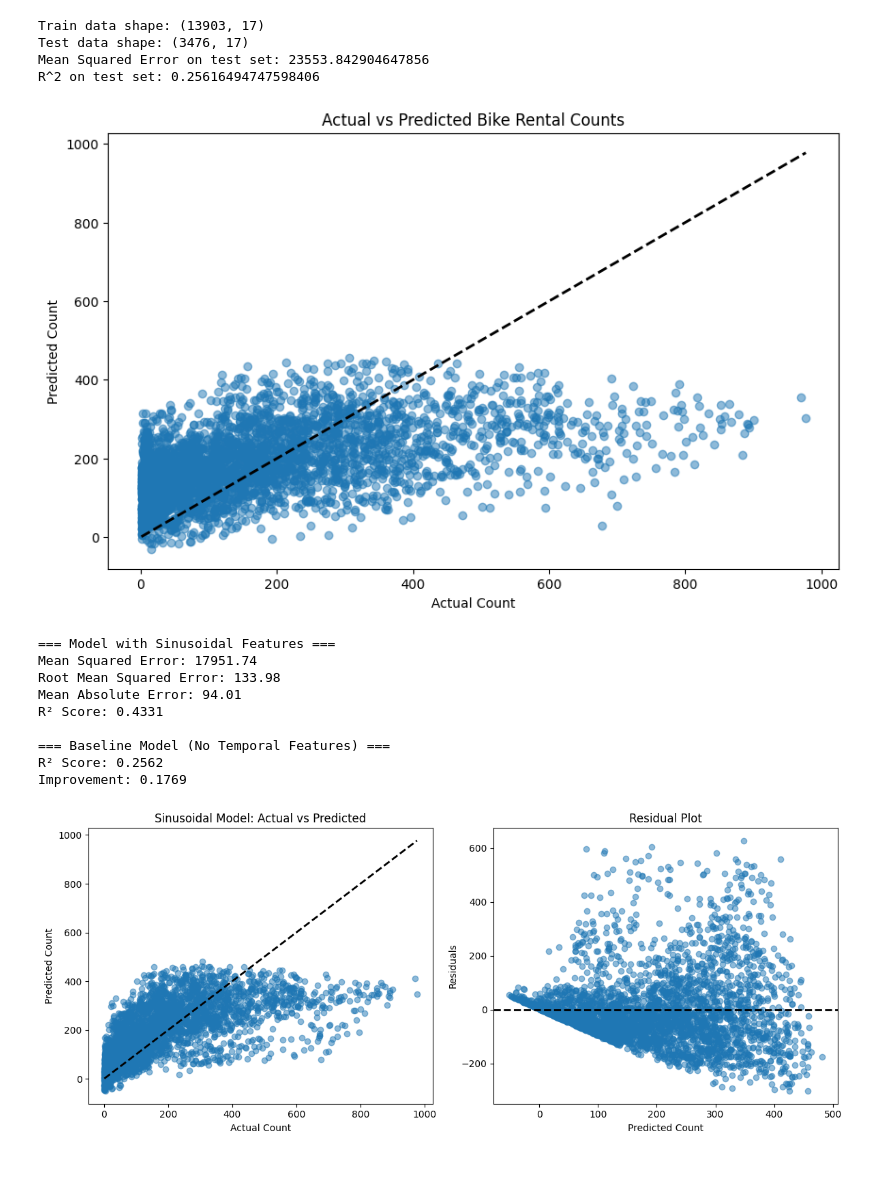
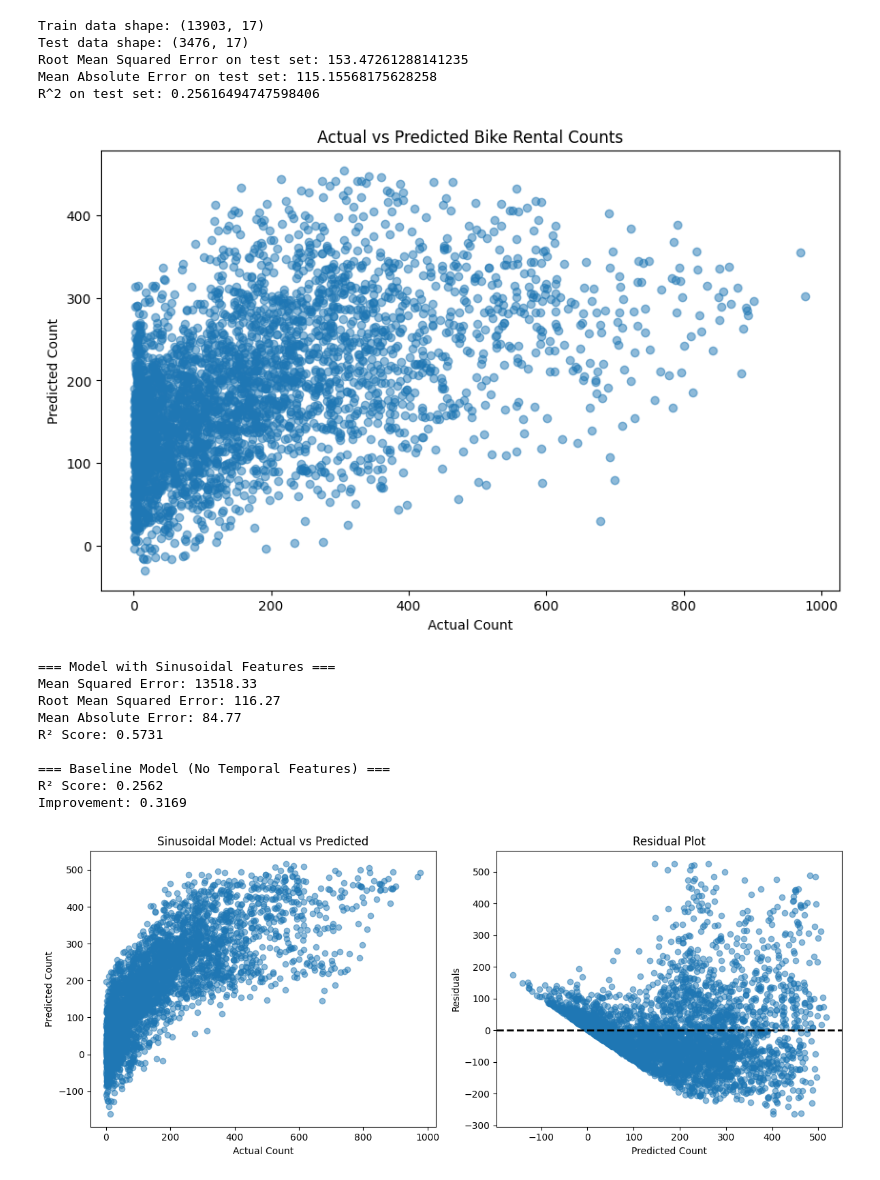
Before and after one commit to mwpersson/mini-project-1, a Jupyter notebook: notebooks/02_modeling.ipynb, the cells around one changed output. Drawn from its saved outputs; the diff is of its cells as text; code cells hidden in the pictures.

Commit message:
added polynomial features, ridge, lasso

```diff
--- a/notebooks/02_modeling.ipynb
+++ b/notebooks/02_modeling.ipynb
@@ -1,57 +1,72 @@
 # %%
+import numpy as np
+from sklearn.metrics import r2_score, mean_absolute_error, root_mean_squared_error
+from sklearn.preprocessing import PolynomialFeatures
 import pandas as pd
 import matplotlib.pyplot as plt
-import seaborn as sns
 from sklearn.discriminant_analysis import StandardScaler
 from sklearn.model_selection import train_test_split
-from sklearn.linear_model import LinearRegression
+from sklearn.linear_model import LinearRegression, Ridge, Lasso
 
 # Load the dataset
 hourly_bike = pd.read_csv('../data/hour.csv')
 
 # standardize the data
 scaler = StandardScaler()
 hourly_bike[['temp', 'hum', 'windspeed']] = scaler.fit_transform(hourly_bike[['temp', 'hum', 'windspeed']])
 
 # train/test split
 train_data, test_data = train_test_split(hourly_bike, test_size=0.2, random_state=42)
 print(f"Train data shape: {train_data.shape}")
 print(f"Test data shape: {test_data.shape}")
 
 # Fit a simple linear regression model
 model = LinearRegression(fit_intercept=True)
 X_train = train_data[['temp', 'hum', 'windspeed']]
 y_train = train_data['cnt']
-model.fit(X_train, y_train)
+X_test = test_data[['temp', 'hum', 'windspeed']]
+y_test = test_data['cnt']
+
+
+scaler = StandardScaler()  # YOUR CODE: StandardScaler()
+X_train_scaled = scaler.fit_transform(X_train)  # YOUR CODE: fit_transform
+X_test_scaled = scaler.transform(X_test)   # YOUR CODE: transform only
+
+model.fit(X_train_scaled, y_train)
 
 # Evaluate the model
-X_test = test_data[['temp', 'hum', 'windspeed']]
-y_test = test_data['cnt']
-y_pred = model.predict(X_test)
-mse = ((y_test - y_pred) ** 2).mean()
-print(f"Mean Squared Error on test set: {mse}")
+y_pred = model.predict(X_test_scaled)
+
+# calculate RMSE
+lr_rmse = root_mean_squared_error(y_test, y_pred)
+print(f"Root Mean Squared Error on test set: {lr_rmse}")
+
+# calculate MAE
+lr_mae = mean_absolute_error(y_test, y_pred)
+print(f"Mean Absolute Error on test set: {lr_mae}")
 
 # calculate R^2
-r2 = model.score(X_test, y_test)
-print(f"R^2 on test set: {r2}")
+lr_r2 = model.score(X_test_scaled, y_test)
+print(f"R^2 on test set: {lr_r2}")
 
 # Plot actual vs predicted
 plt.figure(figsize=(10, 6))
 plt.scatter(y_test, y_pred, alpha=0.5)
 plt.xlabel('Actual Count')
 plt.ylabel('Predicted Count')
 plt.title('Actual vs Predicted Bike Rental Counts')
-plt.plot([y_test.min(), y_test.max()], [y_test.min(), y_test.max()], 'k--', lw=2)
+# plt.plot([y_test.min(), y_test.max()], [y_test.min(), y_test.max()], 'k--', lw=2)
 plt.show()
 # %% [output]
 Train data shape: (13903, 17)
 Test data shape: (3476, 17)
-Mean Squared Error on test set: 23553.842904647856
+Root Mean Squared Error on test set: 153.47261288141235
+Mean Absolute Error on test set: 115.15568175628258
 R^2 on test set: 0.25616494747598406
-[figure, old version]
+[figure, new version]
 # %%
-import numpy as np
-from sklearn.metrics import r2_score, mean_absolute_error
+
+
 
 # Create sinusoidal features for time of day and month
 train_data_copy = train_data.copy()
@@ -77,12 +92,25 @@ test_data_copy['month_cos'] = np.cos(2 * np.pi * (test_data_copy['mnth'] - 1) /
 model_sinusoidal = LinearRegression()
 X_train_sin = train_data_copy[['temp', 'hum', 'windspeed', 'hour_sin', 'hour_cos', 'month_sin', 'month_cos']]
 y_train_sin = train_data_copy['cnt']
-model_sinusoidal.fit(X_train_sin, y_train_sin)
+
+X_test_sin = test_data_copy[['temp', 'hum', 'windspeed', 'hour_sin', 'hour_cos', 'month_sin', 'month_cos']]
+y_test_sin = test_data_copy['cnt']
+
+# Standardize features
+scaler = StandardScaler()
+X_train_scaled = scaler.fit_transform(X_train_sin)
+X_test_scaled = scaler.transform(X_test_sin)
+
+# add polynomial features
+poly = PolynomialFeatures(degree=2, include_bias=False)
+X_train_poly = poly.fit_transform(X_train_scaled)
+X_test_poly = poly.transform(X_test_scaled)
+
+# Fit the model
+model_sinusoidal.fit(X_train_poly, y_train_sin)
 
 # Evaluate on test set
-X_test_sin = test_data_copy[['temp', 'hum', 'windspeed', 'hour_sin', 'hour_cos', 'month_sin', 'month_cos']]
-y_test_sin = test_data_copy['cnt']
-y_pred_sin = model_sinusoidal.predict(X_test_sin)
+y_pred_sin = model_sinusoidal.predict(X_test_poly)
 
 # Calculate metrics
 mse_sin = ((y_test_sin - y_pred_sin) ** 2).mean()
@@ -110,7 +138,6 @@ plt.scatter(y_test_sin, y_pred_sin, alpha=0.5, label='With Sinusoidal Features')
 plt.xlabel('Actual Count')
 plt.ylabel('Predicted Count')
 plt.title('Sinusoidal Model: Actual vs Predicted')
-plt.plot([y_test_sin.min(), y_test_sin.max()], [y_test_sin.min(), y_test_sin.max()], 'k--', lw=2)
 
 plt.subplot(1, 2, 2)
 residuals = y_test_sin - y_pred_sin
@@ -124,12 +151,12 @@ plt.tight_layout()
 plt.show()
 # %% [output]
 === Model with Sinusoidal Features ===
-Mean Squared Error: 17951.74
-Root Mean Squared Error: 133.98
-Mean Absolute Error: 94.01
-R² Score: 0.4331
+Mean Squared Error: 13518.33
+Root Mean Squared Error: 116.27
+Mean Absolute Error: 84.77
+R² Score: 0.5731
 
 === Baseline Model (No Temporal Features) ===
 R² Score: 0.2562
-Improvement: 0.1769
+Improvement: 0.3169
-[figure, old version]
+[figure, new version]
```
Also changed, not shown: parts of 1 cell of this notebook.
